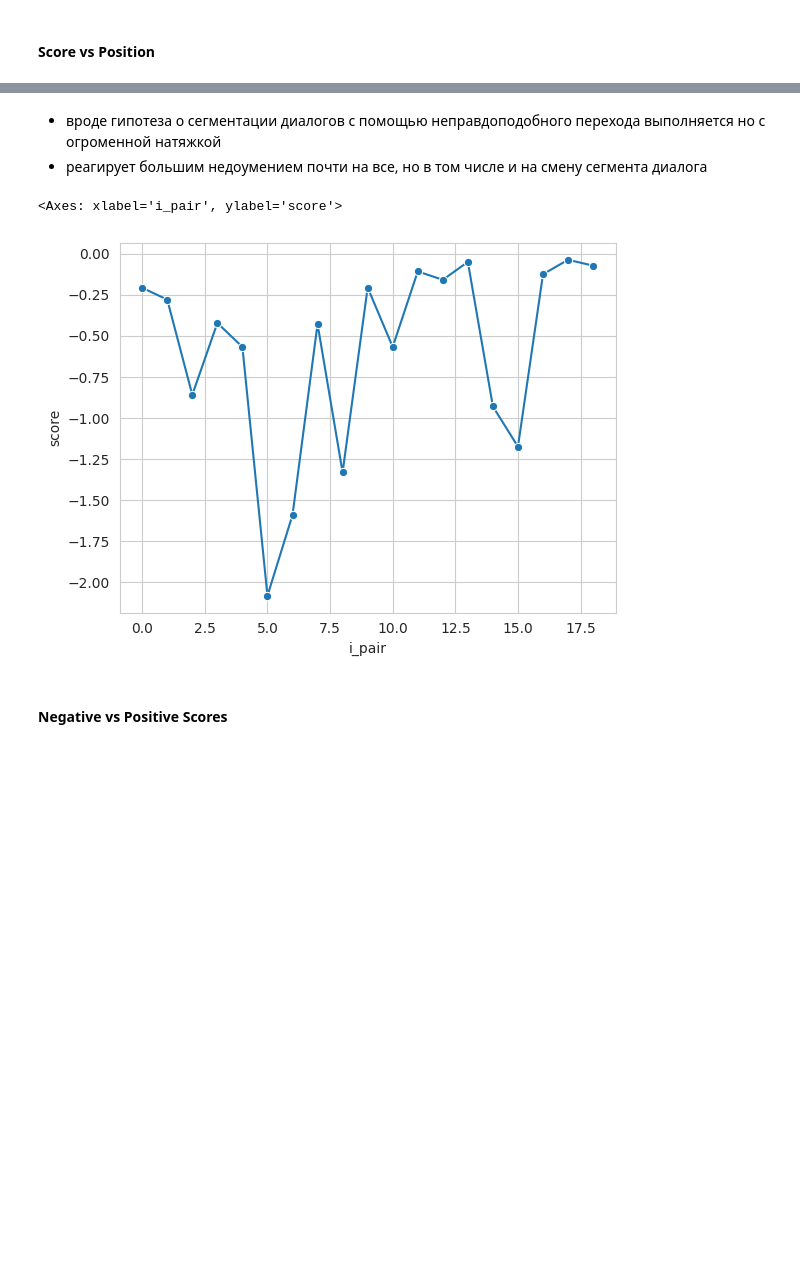
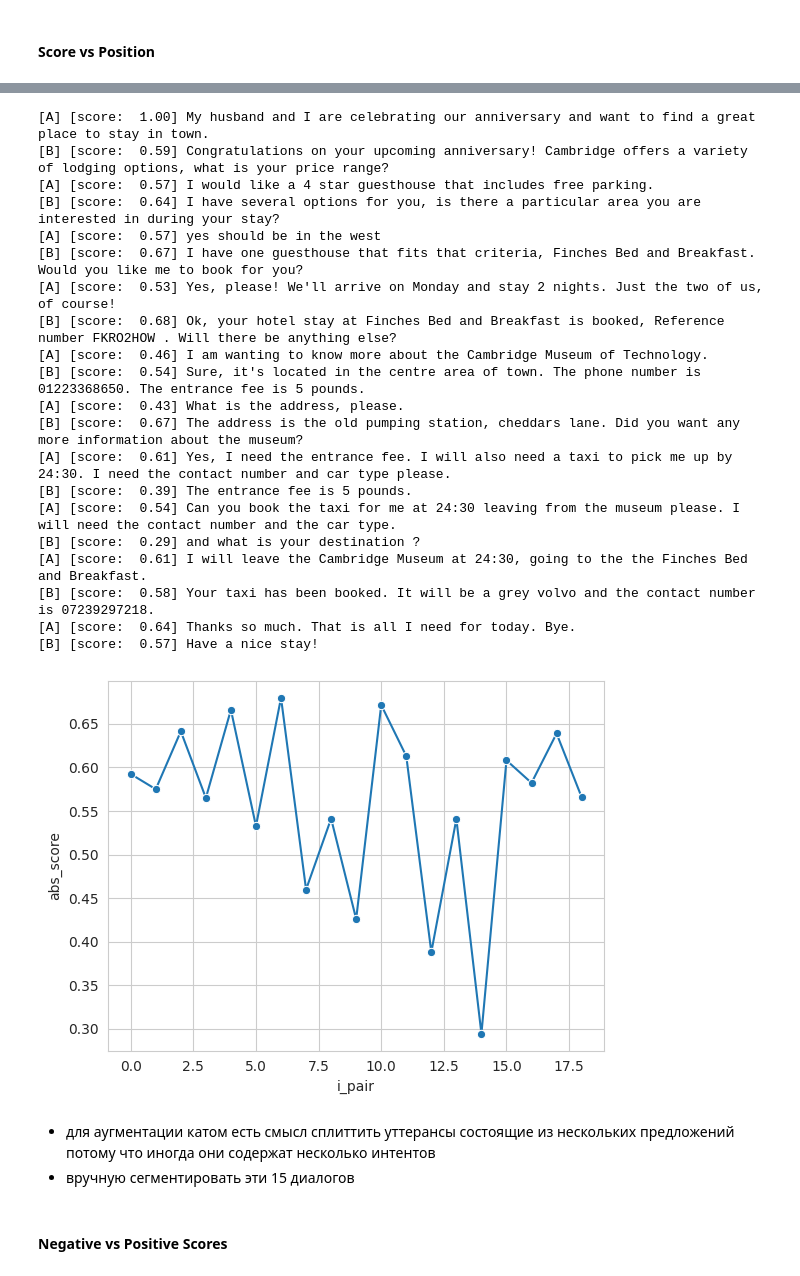
Before and after one commit to voorhs/dialogue-augmentation, a Jupyter notebook: augmentation_development.ipynb, the cells around one changed output, grey strips where cells are left out. Saved outputs shown, nothing was run; the diff lists cells and outputs as text; code cells hidden in the pictures; blank space fills up the shorter version.

```diff
--- a/augmentation_development.ipynb
+++ b/augmentation_development.ipynb
@@ -2268,8 +2268,11 @@ import torch.nn.functional as F
 import torch
 
 @torch.no_grad()
-def get_score(logits, reduction='none'):
-    scores = F.softmax(logits, dim=1).diag().log10()
+def get_score(logits, absolute=False, reduction='none'):
+    if absolute:
+        scores = logits.diag()
+    else:
+        scores = F.softmax(logits, dim=1).diag().log10()
     if reduction == 'mean':
         score = scores.mean()
     elif reduction == 'min':
@@ -2279,7 +2282,7 @@ def get_score(logits, reduction='none'):
     elif reduction != 'none':
         raise ValueError('unexpected reduction type')
     else:
-        return scores.cpu()
+        return scores.cpu().numpy()
     return score.cpu().item()
 # %% [markdown]
 #### Score vs Shuffling
@@ -2307,7 +2310,7 @@ def random_swap(arr, n_swaps):
 
 grid_size = 11
 fraction_swaps_list = np.linspace(0, 1, grid_size)
-temperature_list = np.linspace(0.05, 0.5, 10)
+temperature_list = np.linspace(0.05, 0.5, 10).tolist() + [1]
 exp_results = defaultdict(list)
 
 for i, dia in enumerate(tqdm(dataset)):
@@ -2320,9 +2323,12 @@ for i, dia in enumerate(tqdm(dataset)):
             exp_results['frac'].append(frac)
             exp_results['t'].append(t)
             exp_results['i_dia'].append(i)
-            exp_results['score_mean'].append(get_score(logits / t, reduction='mean'))
-            exp_results['score_min'].append(get_score(logits / t, reduction='min'))
-            exp_results['score_max'].append(get_score(logits / t, reduction='max'))
+            exp_results['rel_score_mean'].append(get_score(logits / t, reduction='mean'))
+            exp_results['rel_score_min'].append(get_score(logits / t, reduction='min'))
+            exp_results['rel_score_max'].append(get_score(logits / t, reduction='max'))
+            exp_results['abs_score_mean'].append(get_score(logits / t, absolute=True, reduction='mean'))
+            exp_results['abs_score_min'].append(get_score(logits / t, absolute=True, reduction='min'))
+            exp_results['abs_score_max'].append(get_score(logits / t, absolute=True, reduction='max'))
 # %%
 import pandas as pd
 
@@ -2373,16 +2399,16 @@ dataset = json.load(open('aug-data/original.json', 'r'))
 from collections import defaultdict
 from tqdm.autonotebook import tqdm
 
-t = 0.05
+t = 0.1
 exp_results = defaultdict(list)
 for i_dia, dia in enumerate(tqdm(dataset)):
     batch = model.make_batch_from_dia(dia)
-    logits = model.get_logits(batch, temperature=t)
-    pos_scores = get_score(logits)
-    for i_pair, score in enumerate(pos_scores):
+    logits = model.get_logits(batch, temperature=1)
+    abs_scores = get_score(logits, absolute=True)
+    for i_pair, abs_score in enumerate(abs_scores):
         exp_results['i_dia'].append(i_dia)
         exp_results['i_pair'].append(i_pair)
-        exp_results['score'].append(score.item())
+        exp_results['abs_score'].append(abs_score)
 # %%
 import pandas as pd
 
@@ -2392,6 +2418,6 @@ df = pd.DataFrame(exp_results)
 def show_positionwise_scores(i_dia):
     speaker_alias = "AB"
     dia = dataset[i_dia]
-    scores = [0] + df[df.i_dia == i_dia].sort_values('i_pair')['score'].tolist()
-    uts = [f'[{speaker_alias[item["speaker"]]}] [score {score:.2f}] {item["utterance"]}' for score, item in zip(scores, dia)]
+    abs_scores = [1] + df[df.i_dia == i_dia].sort_values('i_pair')['abs_score'].tolist()
+    uts = [f'[{speaker_alias[item["speaker1"]]}] [score: {abs_score:5.2f}] {item["utterance"]}' for abs_score, item in zip(abs_scores, dia)]
     print('\n'.join(uts))
@@ -2421,15 +2424,38 @@ show_positionwise_scores(4)
-# %% [markdown]
-- вроде гипотеза о сегментации диалогов с помощью неправдоподобного перехода выполняется но с огроменной натяжкой
-- реагирует большим недоумением почти на все, но в том числе и на смену сегмента диалога
 # %%
 import seaborn as sns
 sns.set_style('whitegrid')
+import matplotlib.pyplot as plt
 
-i_dia = 4
-sns.lineplot(data=df[df.i_dia==i_dia], x='i_pair', y='score', marker='o')
+i_dia = 1
+show_positionwise_scores(i_dia)
+# sns.lineplot(data=df[df.i_dia==i_dia], x='i_pair', y='rel_score', marker='o')
+sns.lineplot(data=df[df.i_dia==i_dia], x='i_pair', y='abs_score', marker='o')
+plt.show()
 # %% [output]
-<Axes: xlabel='i_pair', ylabel='score'>
+[A] [score:  1.00] My husband and I are celebrating our anniversary and want to find a great place to stay in town.
+[B] [score:  0.59] Congratulations on your upcoming anniversary! Cambridge offers a variety of lodging options, what is your price range?
+[A] [score:  0.57] I would like a 4 star guesthouse that includes free parking.
+[B] [score:  0.64] I have several options for you, is there a particular area you are interested in during your stay?
+[A] [score:  0.57] yes should be in the west
+[B] [score:  0.67] I have one guesthouse that fits that criteria, Finches Bed and Breakfast. Would you like me to book for you?
+[A] [score:  0.53] Yes, please! We'll arrive on Monday and stay 2 nights. Just the two of us, of course!
+[B] [score:  0.68] Ok, your hotel stay at Finches Bed and Breakfast is booked, Reference number FKRO2HOW . Will there be anything else?
+[A] [score:  0.46] I am wanting to know more about the Cambridge Museum of Technology.
+[B] [score:  0.54] Sure, it's located in the centre area of town. The phone number is 01223368650. The entrance fee is 5 pounds.
+[A] [score:  0.43] What is the address, please.
+[B] [score:  0.67] The address is the old pumping station, cheddars lane. Did you want any more information about the museum?
+[A] [score:  0.61] Yes, I need the entrance fee. I will also need a taxi to pick me up by 24:30. I need the contact number and car type please.
+[B] [score:  0.39] The entrance fee is 5 pounds.
+[A] [score:  0.54] Can you book the taxi for me at 24:30 leaving from the museum please. I will need the contact number and the car type.
+[B] [score:  0.29] and what is your destination ?
+[A] [score:  0.61] I will leave the Cambridge Museum at 24:30, going to the the Finches Bed and Breakfast.
+[B] [score:  0.58] Your taxi has been booked. It will be a grey volvo and the contact number is 07239297218.
+[A] [score:  0.64] Thanks so much. That is all I need for today. Bye.
+[B] [score:  0.57] Have a nice stay!
-[figure, old version]
+[figure, new version]
+# %% [markdown]
+- для аугментации катом есть смысл сплиттить уттерансы состоящие из нескольких предложений потому что иногда они содержат несколько интентов
+- вручную сегментировать эти 15 диалогов
 # %% [markdown]
 #### Negative vs Positive Scores
 # %%
```
Also changed, not shown: parts of 4 cells of this notebook, 4 other files.
